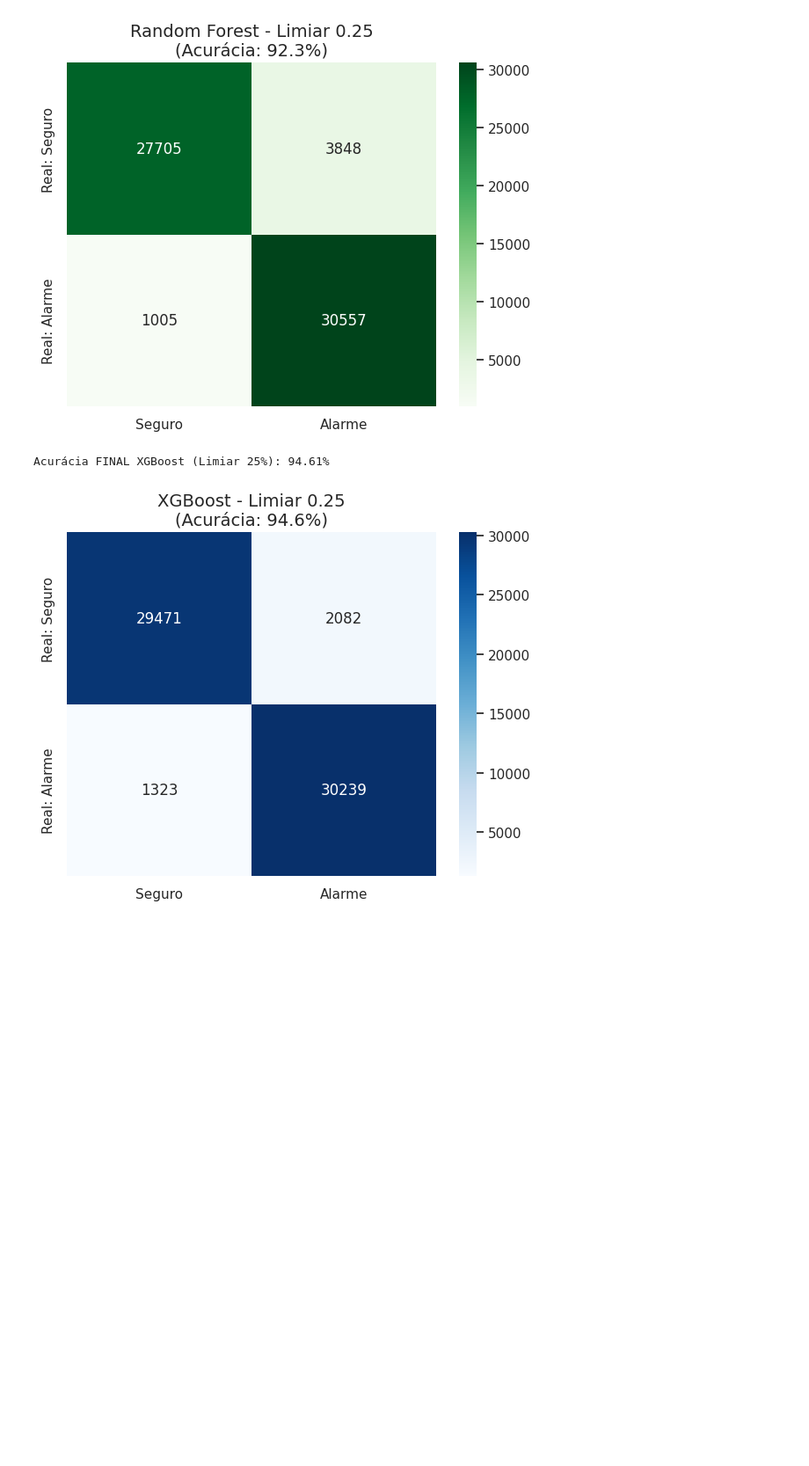
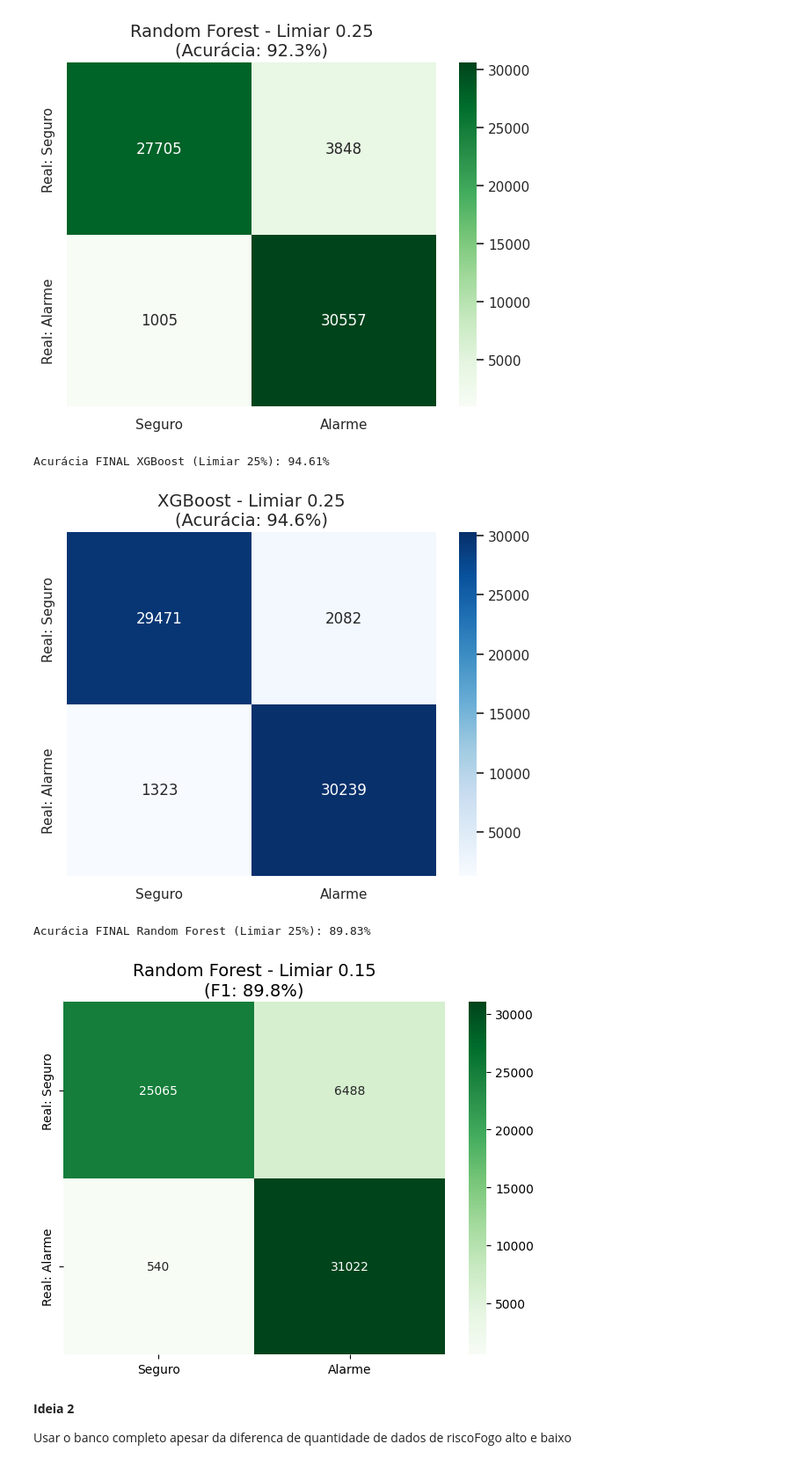
Before and after one commit to vincentbc23/Desafio-3_Zetta, a Jupyter notebook: modelo_preditivo.ipynb, the cells around one changed output. Shown at 88% size. Cells and saved outputs as stored; diff of their text form; code cells hidden in the pictures; blank space fills up the shorter version.

Commit message:
Modelos em formatos PKL finalizados

```diff
--- a/modelo_preditivo.ipynb
+++ b/modelo_preditivo.ipynb
@@ -237,3 +245,37 @@ plt.show()
 # %% [output]
 Acurácia FINAL XGBoost (Limiar 25%): 94.61%
 [figure]
+# %%
+# Teste com o Limiar 25%
+modelo_rf_final = RandomForestClassifier(
+    n_estimators=300,
+    max_depth=20,
+    min_samples_split=5,
+    min_samples_leaf=2,
+    random_state=42,
+    n_jobs=-1
+)
+
+modelo_rf_final.fit(X_treino, y_treino)
+
+limiar = 0.15
+probabilidades_rf = modelo_rf_final.predict_proba(X_teste)[:, 1]
+previsoes_rf_medrosas = (probabilidades_rf >= limiar).astype(int)
+
+acc_rf = f1_score(y_teste, previsoes_rf_medrosas)
+print(f"Acurácia FINAL Random Forest (Limiar 25%): {acc_rf * 100:.2f}%\n")
+
+plt.figure(figsize=(6, 5))
+matriz_rf = confusion_matrix(y_teste, previsoes_rf_medrosas)
+sns.heatmap(matriz_rf, annot=True, fmt='d', cmap='Greens',
+            xticklabels=['Seguro', 'Alarme'], yticklabels=['Real: Seguro', 'Real: Alarme'])
+plt.title(f'Random Forest - Limiar {limiar}\n(F1: {acc_rf*100:.1f}%)', fontsize=14)
+plt.tight_layout()
+plt.show()
+# %% [output]
+Acurácia FINAL Random Forest (Limiar 25%): 89.83%
+[figure, added]
+# %% [markdown]
+**Ideia 2**
+
+Usar o banco completo apesar da diferenca de quantidade de dados de riscoFogo alto e baixo
```
Also changed, not shown: parts of 17 cells of this notebook, 4 other files.
